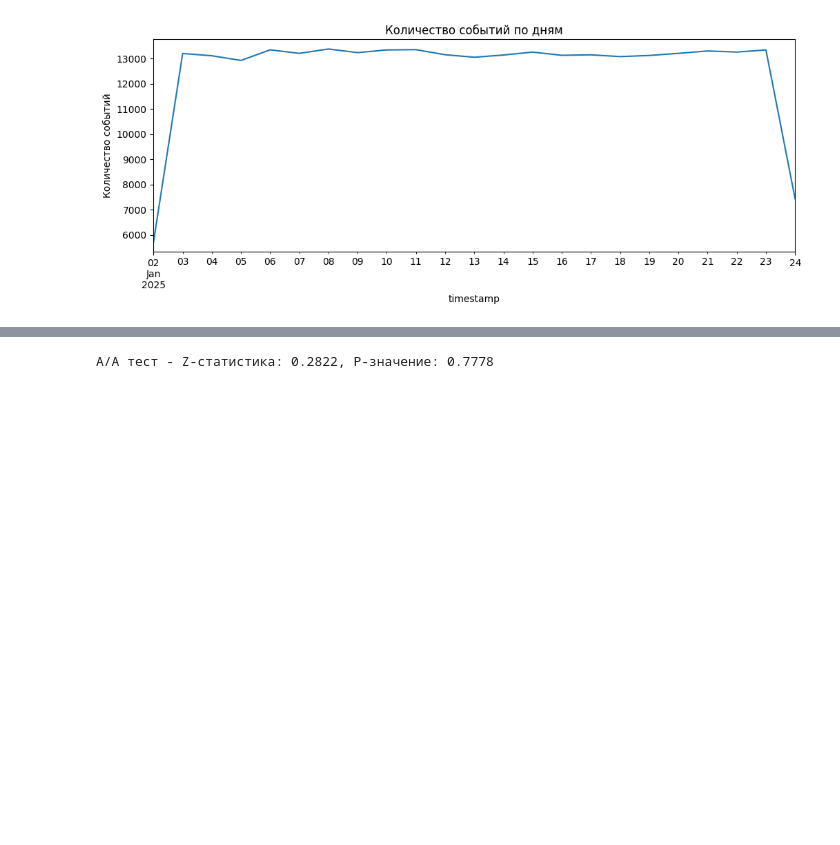
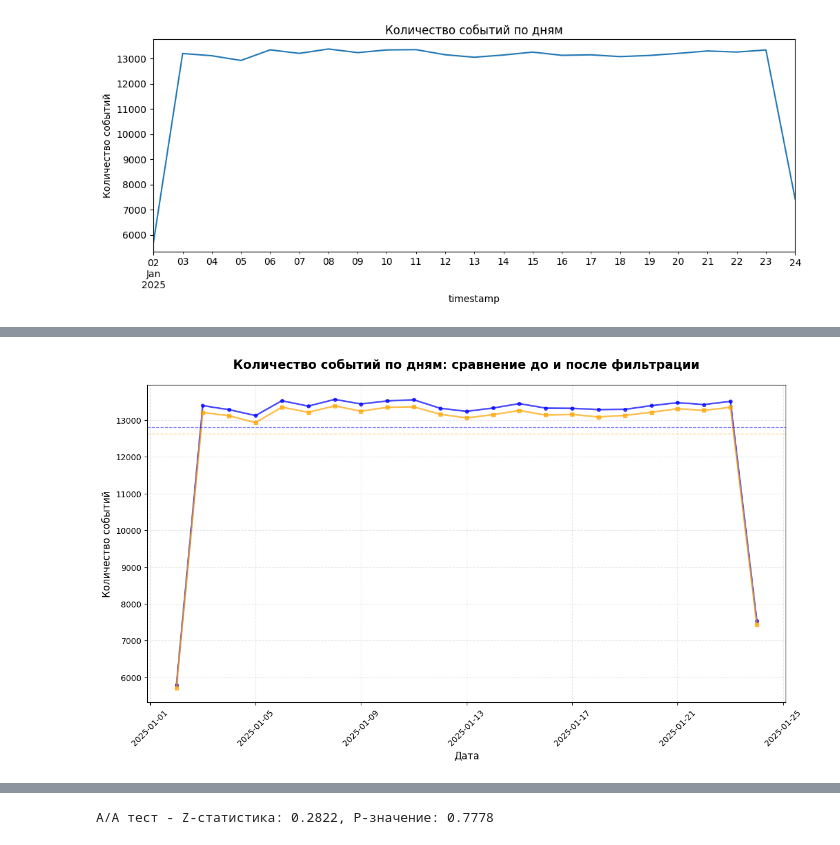
Before and after one commit to Elisavetasa/Statistics-in-Data-Analysis, a Jupyter notebook: Part 1/часть1_гп3 (3).ipynb, the cells around one changed output, grey strips where cells are left out. Cells and saved outputs as stored; diff of their text form; code cells hidden in the pictures; blank space fills up the shorter version.

```diff
--- a/Part 1/часть1_гп3 (3).ipynb
+++ b/Part 1/часть1_гп3 (3).ipynb
@@ -229,0 +339,32 @@ plt.show()
+# %%
+daily_events_before = df.set_index('timestamp').resample('D').size()
+daily_events_after = df2.set_index('timestamp').resample('D').size()
+
+all_dates = pd.date_range(start=min(daily_events_before.index.min(), daily_events_after.index.min()),
+                          end=max(daily_events_before.index.max(), daily_events_after.index.max()),
+                          freq='D')
+
+comparison_df = pd.DataFrame(index=all_dates)
+comparison_df['До фильтрации'] = daily_events_before
+comparison_df['После фильтрации'] = daily_events_after
+comparison_df = comparison_df.fillna(0)
+
+plt.figure(figsize=(14, 7))
+plt.plot(comparison_df.index, comparison_df['До фильтрации'], label='До фильтрации (df)', color='blue', linewidth=2, alpha=0.7, marker='o', markersize=4)
+plt.plot(comparison_df.index, comparison_df['После фильтрации'], label='После фильтрации (df2)', color='orange', linewidth=2, alpha=0.7, marker='s', markersize=4)
+
+plt.title('Количество событий по дням: сравнение до и после фильтрации', fontsize=15, fontweight='bold', pad=20)
+plt.ylabel('Количество событий', fontsize=12)
+plt.xlabel('Дата', fontsize=12)
+plt.xticks(rotation=45)
+plt.grid(True, alpha=0.3, linestyle='--')
+
+mean_before = comparison_df['До фильтрации'].mean()
+mean_after = comparison_df['После фильтрации'].mean()
+
+plt.axhline(y=mean_before, color='blue', linestyle='--', alpha=0.5, linewidth=1)
+plt.axhline(y=mean_after, color='orange', linestyle='--', alpha=0.5, linewidth=1)
+
+plt.show()
+# %% [output]
+[figure, added]
```
Also changed, not shown: parts of 64 cells of this notebook.
